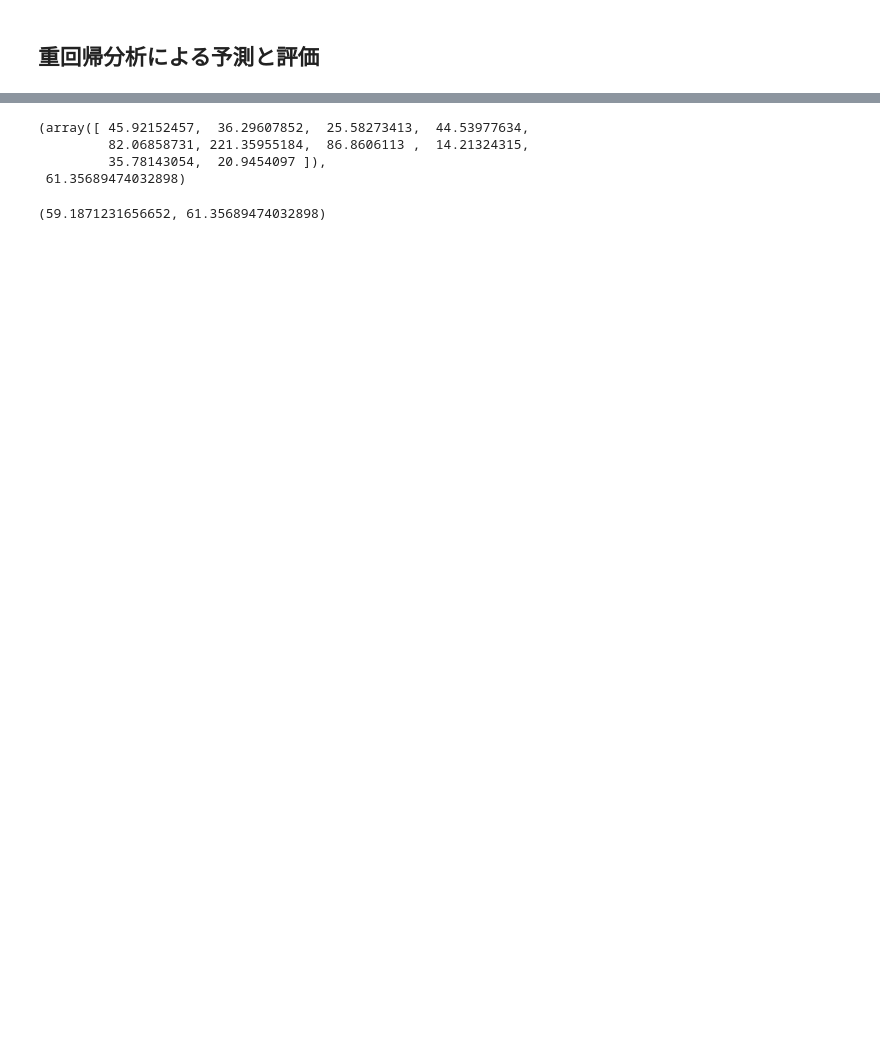
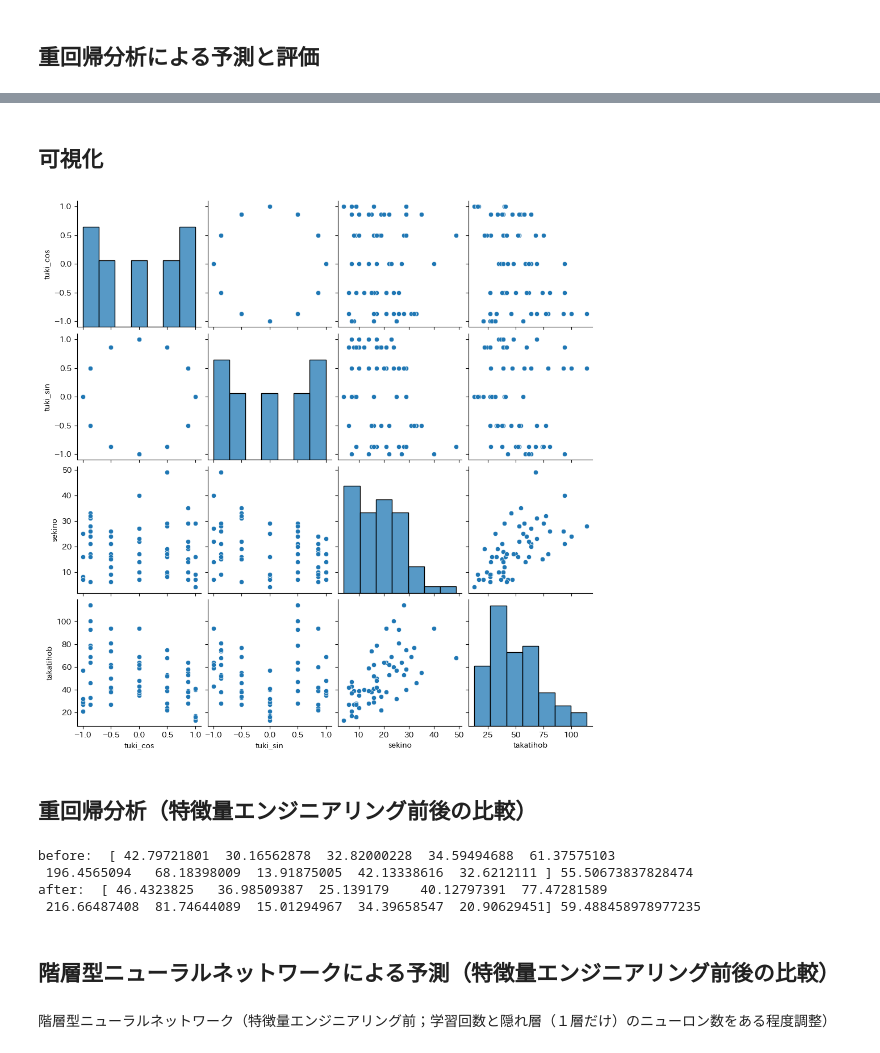
Before and after one commit to okana2ki/hotel-analysis, a Jupyter notebook: search_trend2.ipynb, the cells around one changed output, grey strips where cells are left out. Drawn from its saved outputs; the diff is of its cells as text; code cells hidden in the pictures; blank space fills up the shorter version.

Commit message:
Colaboratory を使用して作成しました

```diff
--- a/search_trend2.ipynb
+++ b/search_trend2.ipynb
@@ -128,0 +132,17 @@ mse
+# %%
+import numpy as np
+import pandas as pd
+
+# CSVファイルを読み込む
+file_path = '/content/drive/MyDrive/Colab_files/sekitotaka.csv'
+data = pd.read_csv(file_path)
+
+# 'tuki_cos'と'tuki_sin'を計算し、dataにこの2列を追加
+data['tuki_cos'] = np.cos(2 * np.pi * data['tuki'] / 12)
+data['tuki_sin'] = np.sin(2 * np.pi * data['tuki'] / 12)
+
+# 更新されたデータフレームを新しいCSVファイルに保存
+updated_file_path = '/content/drive/MyDrive/Colab_files/sekitotaka_updated.csv'
+data.to_csv(updated_file_path, index=False)
+
+data.head()
@@ -129,39 +156,57 @@ mse
+# %% [markdown]
+## 可視化
+# %%
+import seaborn as sns
+import matplotlib.pyplot as plt
+
+# Selecting the relevant columns for the scatter plot matrix
+columns_to_plot = data[['tuki_cos', 'tuki_sin', 'sekino', 'takatihob']]
+
+# Create a pairplot (scatter plot matrix) for the selected columns
+sns.pairplot(columns_to_plot)
+
+# Show the plot
+plt.show()
+# %% [output]
+[figure, added]
+# %% [markdown]
+## 重回帰分析（特徴量エンジニアリング前後の比較）
 # %%
 from sklearn.model_selection import cross_val_score
+from sklearn.linear_model import LinearRegression
+from sklearn.metrics import mean_squared_error
+import numpy as np
+
+# データ中の関連する列の選択
+X_original = data[['tuki', 'takatihob']]
+X = data[['tuki_cos', 'tuki_sin', 'takatihob']]  # Features: tuki, takatihob
+y = data['sekino']  # Target: sekino
 
 # Creating a new Linear Regression model for cross-validation
 model_cv = LinearRegression()
 
 # Performing 10-fold cross-validation
 # 'neg_mean_squared_error' is used to calculate MSE for each fold
+scores_original = cross_val_score(model_cv, X_original, y, cv=10, scoring='neg_mean_squared_error')
 scores = cross_val_score(model_cv, X, y, cv=10, scoring='neg_mean_squared_error')
 
 # Converting scores to positive values (as they are negated by default)
+mse_scores_original = -scores_original
 mse_scores = -scores
 
 # Calculating average MSE across all folds
+average_mse_original = np.mean(mse_scores_original)
 average_mse = np.mean(mse_scores)
 
 # Displaying the MSE for each fold and the average MSE
-mse_scores, average_mse
+print('before: ', mse_scores_original, average_mse_original)
+print('after: ', mse_scores, average_mse)
 # %% [output]
-(array([ 45.92152457,  36.29607852,  25.58273413,  44.53977634,
-         82.06858731, 221.35955184,  86.8606113 ,  14.21324315,
-         35.78143054,  20.9454097 ]),
- 61.35689474032898)
+before:  [ 42.79721801  30.16562878  32.82000228  34.59494688  61.37575103
+ 196.4565094   68.18398009  13.91875005  42.13338616  32.6212111 ] 55.50673837828474
+after:  [ 46.4323825   36.98509387  25.139179    40.12797391  77.47281589
+ 216.66487408  81.74644089  15.01294967  34.39658547  20.90629451] 59.488458978977235
-# %%
-# First, we will perform cross-validation on the original dataset (without cyclic encoding of the month)
-# Selecting the original feature set (without cyclically encoded month features)
-X_original = data[['tuki', 'takatihob', 'kion']]
-
-# Performing 10-fold cross-validation on the original dataset
-scores_original = cross_val_score(model_cv, X_original, y, cv=10, scoring='neg_mean_squared_error')
-
-# Converting scores to positive values and calculating average MSE
-mse_scores_original = -scores_original
-average_mse_original = np.mean(mse_scores_original)
-
-# Comparing the average MSE before and after feature engineering
-average_mse_original, average_mse  # Original MSE, MSE after feature engineering
-# %% [output]
-(59.1871231656652, 61.35689474032898)
+# %% [markdown]
+## 階層型ニューラルネットワークによる予測（特徴量エンジニアリング前後の比較）
+# %% [markdown]
+階層型ニューラルネットワーク（特徴量エンジニアリング前；学習回数と隠れ層（１層だけ）のニューロン数をある程度調整）
```
Also changed, not shown: parts of 27 cells of this notebook.
